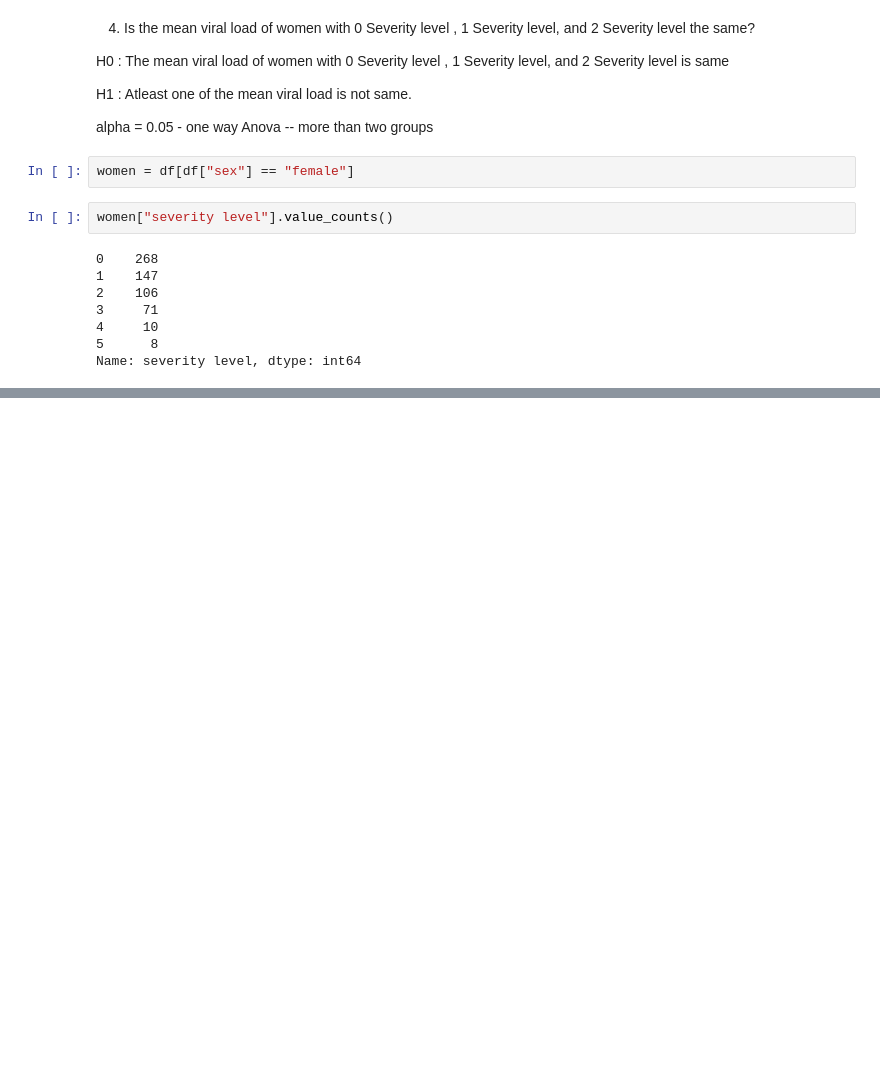
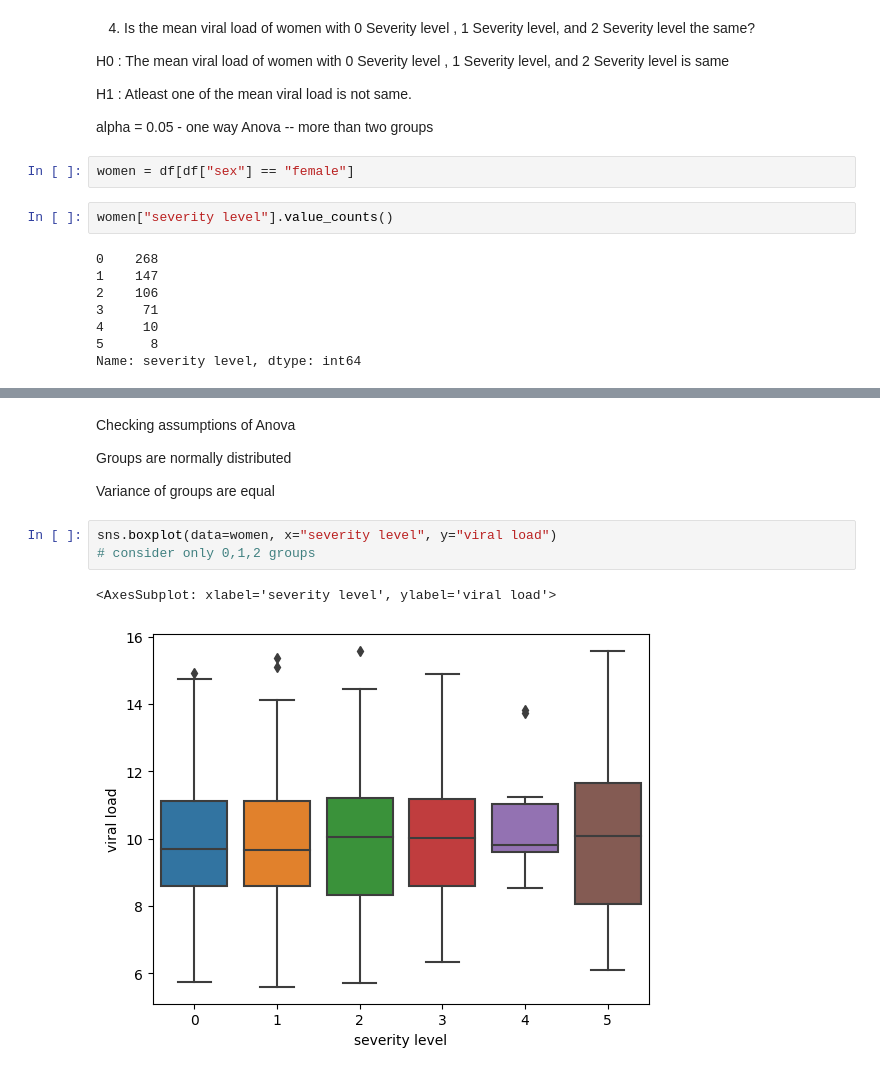
Before and after one commit to mahikshith/Apollo_hypothesis_testing, a Jupyter notebook: Apollo_hypo_test_mykee.ipynb, the cells around one changed output, grey strips where cells are left out. Saved outputs shown, nothing was run; the diff lists cells and outputs as text; blank space fills up the shorter version.

```diff
--- a/Apollo_hypo_test_mykee.ipynb
+++ b/Apollo_hypo_test_mykee.ipynb
@@ -542,0 +551,12 @@ Index(['age', 'sex', 'smoker', 'region', 'viral load', 'severity level',
+# %% [markdown]
+Checking assumptions of Anova
+
+Groups are  normally distributed
+
+Variance of groups are  equal
+# %%
+sns.boxplot(data=women, x="severity level", y="viral load")
+# consider only 0,1,2 groups
+# %% [output]
+<AxesSubplot: xlabel='severity level', ylabel='viral load'>
+[figure, added]
```
Also changed, not shown: parts of 16 cells of this notebook.
